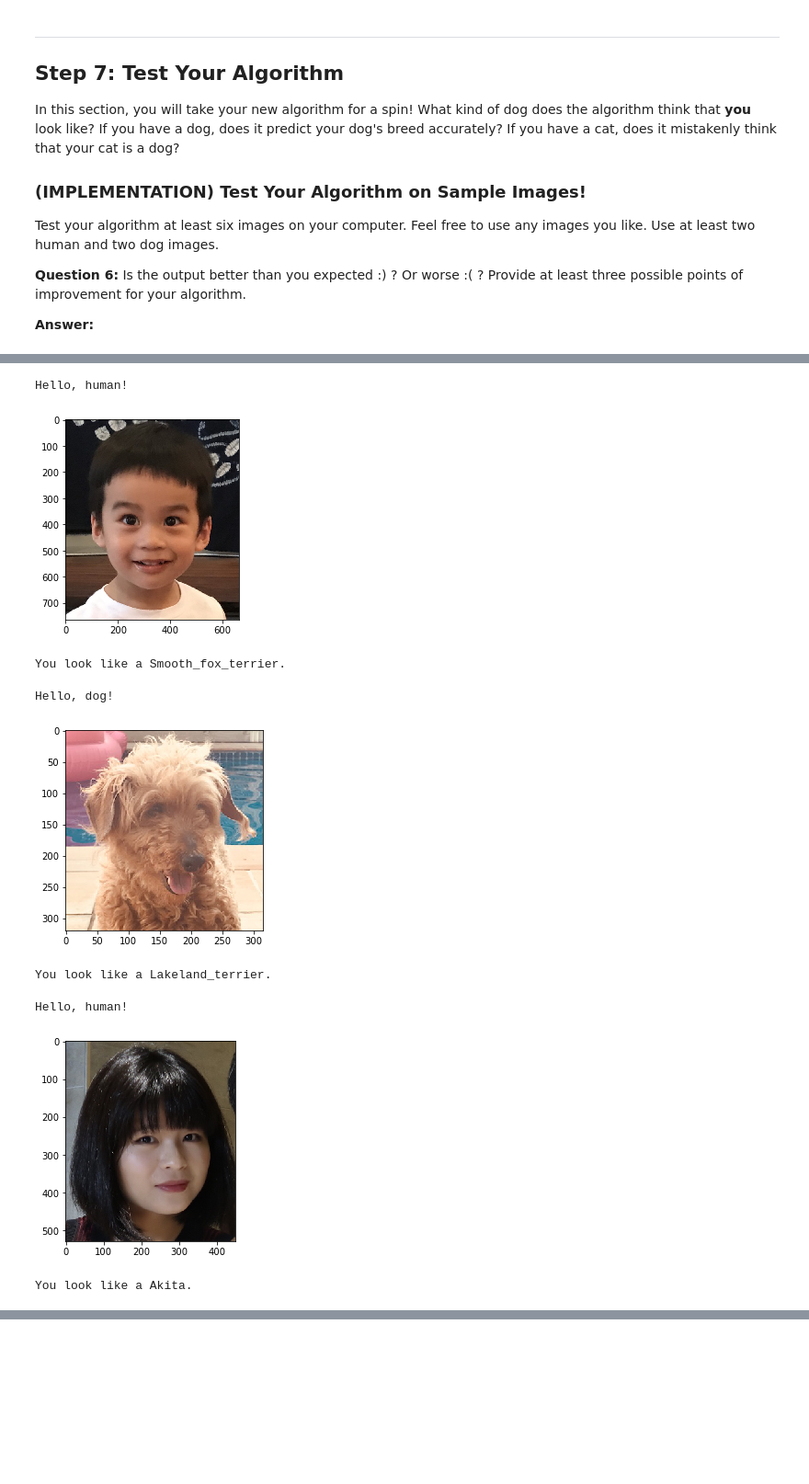
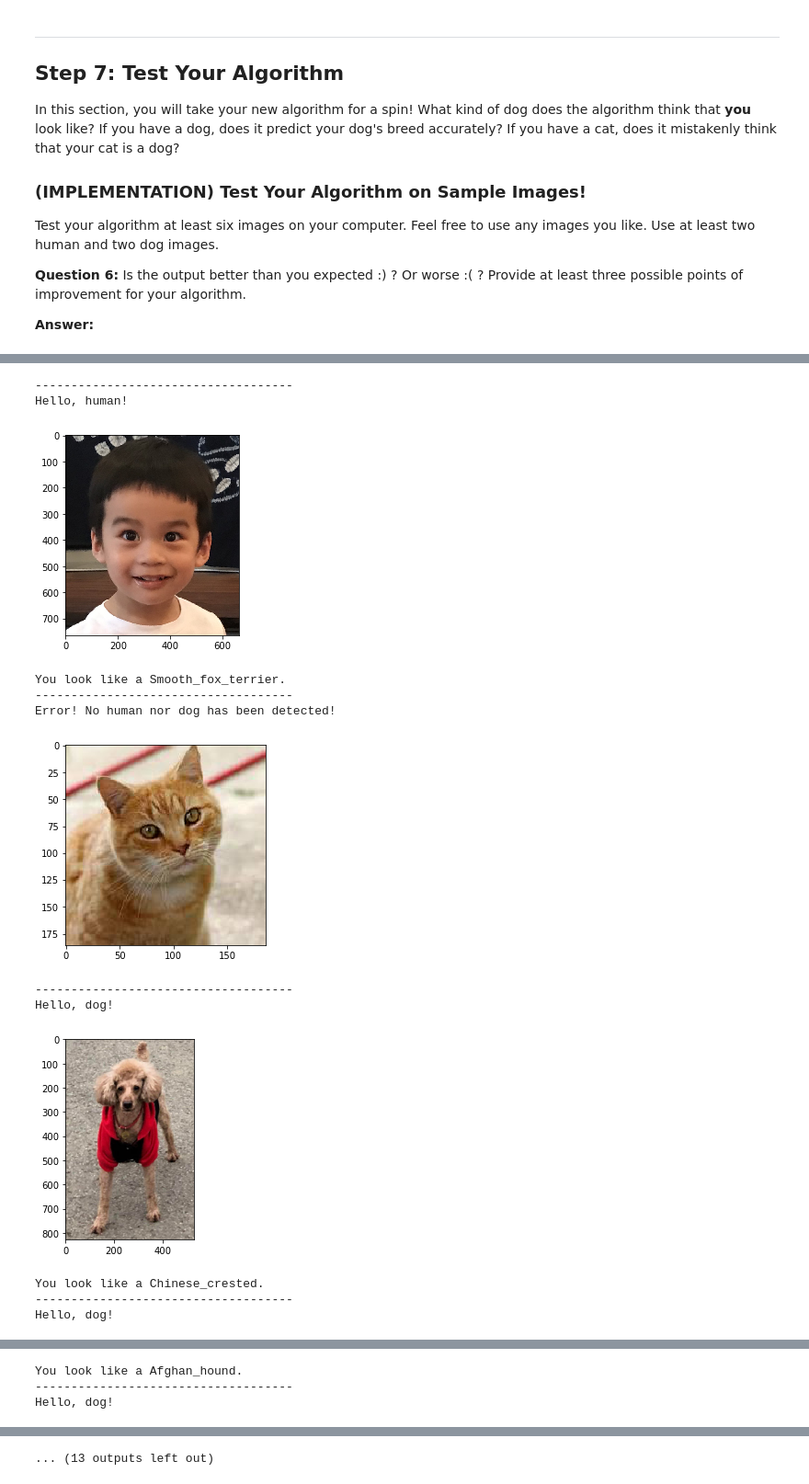
Before and after one commit to maxwang88/dog-breed-detection, a Jupyter notebook: dog_app.ipynb, the cells around one changed output, grey strips where cells are left out. Shown at 92% size. Drawn from its saved outputs; the diff is of its cells as text; code cells hidden in the pictures; blank space fills up the shorter version.

```diff
--- a/dog_app.ipynb
+++ b/dog_app.ipynb
@@ -753,6 +753,11 @@ def dog_breed_classifier(path):
             print('Hello, human!\n')
         else:
             print('Error! No human nor dog has been detected!')
+            img = cv2.imread(path)
+            # convert BGR image to RGB for plotting
+            cv_rgb = cv2.cvtColor(img, cv2.COLOR_BGR2RGB)
+            plt.imshow(cv_rgb)
+            plt.show()
             return
     else:
         print('Hello, dog!\n')
@@ -790,24 +802,22 @@ __Answer:__
 ## TODO: Execute your algorithm from Step 6 on
 ## at least 6 images on your computer.
 ## Feel free to use as many code cells as needed.
-# %%
-pth = 'test/blake.jpg'
-dog_breed_classifier(pth)
-# %% [output]
-Hello, human!
-[figure, removed]
-You look like a Smooth_fox_terrier.
-# %%
-pth = 'test/damon.jpg'
-dog_breed_classifier(pth)
-# %% [output]
-Hello, dog!
-[figure, removed]
-You look like a Lakeland_terrier.
-# %%
-pth = 'test/yulong.jpg'
-dog_breed_classifier(pth)
-# %% [output]
-Hello, human!
-[figure, removed]
-You look like a Akita.
+# %%
+print('------------------------------------')
+for pth in glob('test/*'):
+    dog_breed_classifier(pth)
+    print('------------------------------------')
+# %% [output]
+------------------------------------
+Hello, human!
+[figure, added]
+You look like a Smooth_fox_terrier.
+------------------------------------
+Error! No human nor dog has been detected!
+[figure, added]
+------------------------------------
+Hello, dog!
+[figure, added]
+You look like a Chinese_crested.
+------------------------------------
+Hello, dog!
@@ -813,0 +825,3 @@ You look like a Akita.
+You look like a Afghan_hound.
+------------------------------------
+Hello, dog!
@@ -813,0 +833 @@ You look like a Akita.
+... (13 outputs left out)
```
Also changed, not shown: parts of 3 cells of this notebook, 2 other files.
